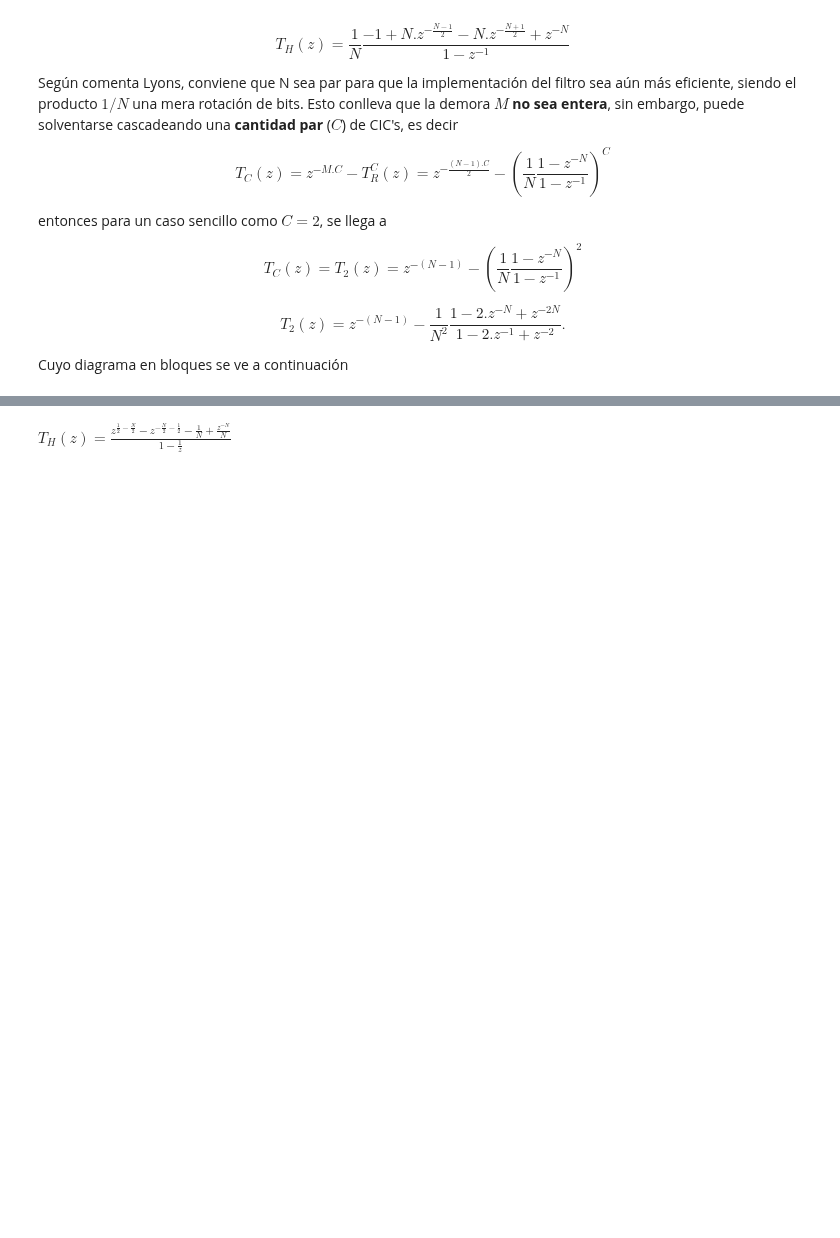
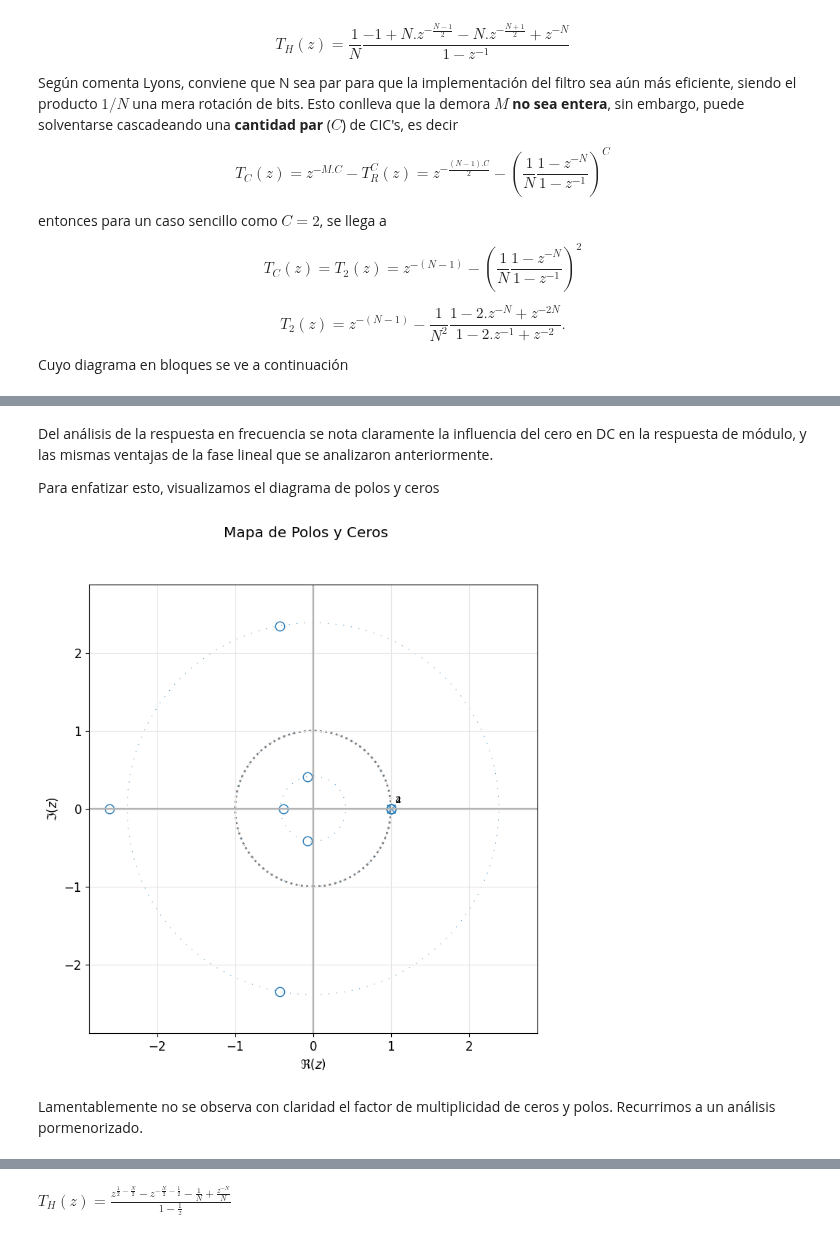
Before and after one commit to marianux/pytc2, a Jupyter notebook: docs/notebooks/ejnb_FIR_interpolados_ECG.ipynb, the cells around one changed output, grey strips where cells are left out. Drawn from its saved outputs; the diff is of its cells as text; code cells hidden in the pictures; blank space fills up the shorter version.

```diff
--- a/docs/notebooks/ejnb_FIR_interpolados_ECG.ipynb
+++ b/docs/notebooks/ejnb_FIR_interpolados_ECG.ipynb
@@ -215,0 +277,13 @@ Dado que a partir de este punto la complejidad algebraica escala, surge la neces
+# %% [markdown]
+Del análisis de la respuesta en frecuencia se nota claramente la influencia del cero en DC en la respuesta de módulo, y las mismas ventajas de la fase lineal que se analizaron anteriormente.
+
+Para enfatizar esto, visualizamos el diagrama de polos y ceros
+# %%
+my_df = sig.TransferFunction(num, den, dt=1/fs)
+
+# Visualizamos su respuesta en frecuencia
+_ = pzmap(my_df, digital=True, fs= fs)
+# %% [output]
+[figure, added]
+# %% [markdown]
+Lamentablemente no se observa con claridad el factor de multiplicidad de ceros y polos. Recurrimos a un análisis pormenorizado.
```
Also changed, not shown: parts of 7 cells of this notebook, 4 other files.
